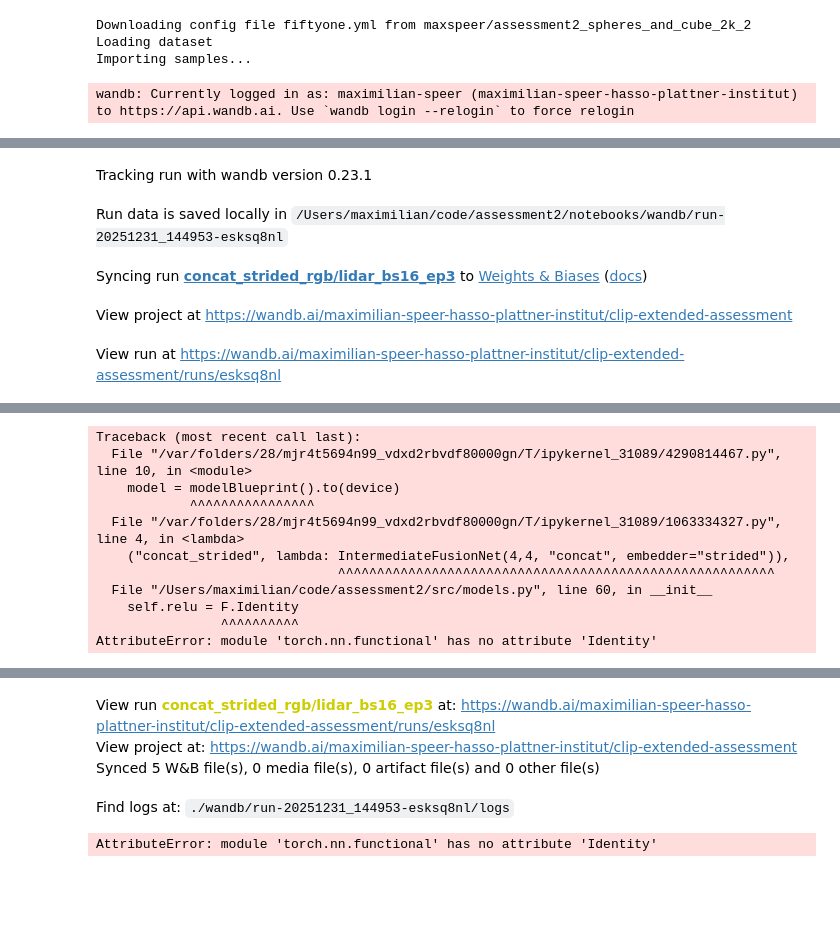
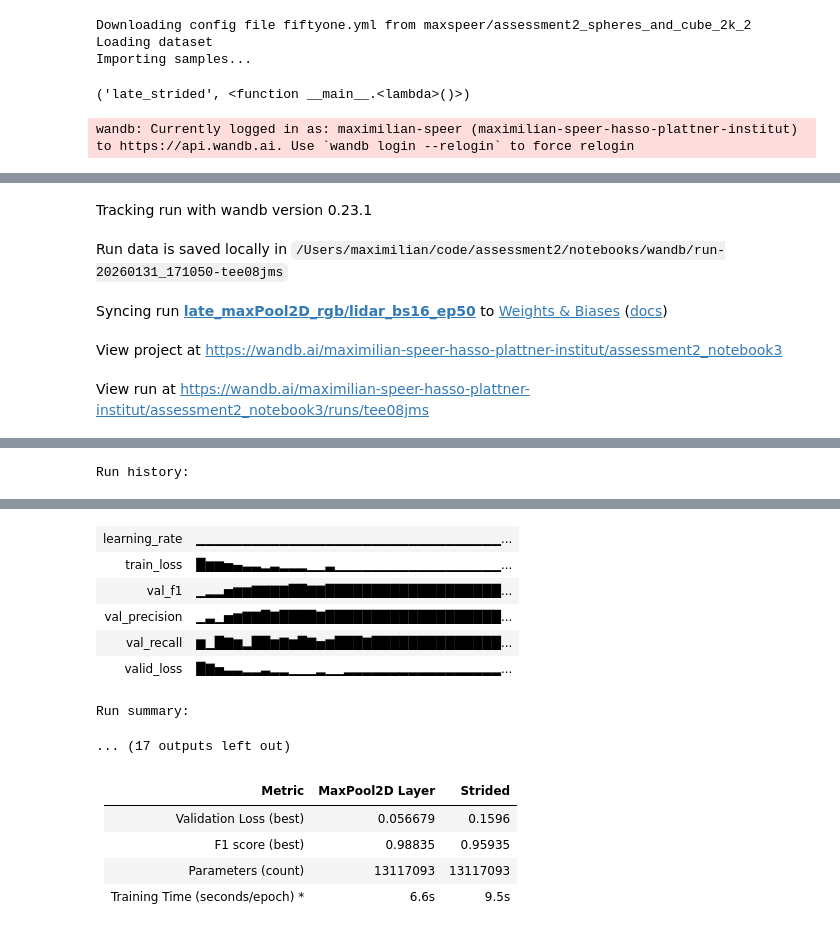
Before and after one commit to MaxSpeer/applied-computer-vision-assignment2, a Jupyter notebook: notebooks/03_strided_conv_ablation.ipynb, the cells around one changed output, grey strips where cells are left out. Saved outputs shown, nothing was run; the diff lists cells and outputs as text; code cells hidden in the pictures; blank space fills up the shorter version.

Commit message:
implementations, model checkpoints

```diff
--- a/notebooks/03_strided_conv_ablation.ipynb
+++ b/notebooks/03_strided_conv_ablation.ipynb
@@ -53,24 +69,24 @@ train_dataloader = DataLoader(train_dataset, batch_size=BATCH_SIZE, shuffle=True
 val_dataset = MultimodalDataset(dataset,"val",img_transforms)
 valid_dataloader = DataLoader(val_dataset, batch_size=BATCH_SIZE, shuffle=True, drop_last=True)
 # %%
-from src.models import IntermediateFusionNet, LateFusionModel
+from src.models import LateFusionModel
 # Fusion models to compare
 fusionModels = [
-    ("concat_strided", lambda: IntermediateFusionNet(4,4, "concat", embedder="strided")),
-    ("add_strided", lambda: IntermediateFusionNet(4,4, "add", embedder="strided")),
-    ("hadamard_strided", lambda: IntermediateFusionNet(4,4, "hadamard", embedder="strided")),
+    ("late_maxPool2D", lambda: LateFusionModel(embedder="maxPool2D")),
     ("late_strided", lambda: LateFusionModel(embedder="strided")),
 ]
+# %% [output]
+('late_strided', <function __main__.<lambda>()>)
 # %%
 from src.training import getWandbRun, train_model, get_outputs_fusion
 
-epochs = 3
+epochs = 50
 
 batch_size = 16
 lr = 0.001
 
 for mode, modelBlueprint in fusionModels:
-    with getWandbRun(mode, "rgb/lidar", batch_size=batch_size, epochs=epochs) as run:
+    with getWandbRun(mode, "rgb/lidar", batch_size=batch_size, epochs=epochs, project_name="assessment2_notebook3") as run:
         model = modelBlueprint().to(device)
 
         print(f"Training fusion mode: {mode}")
@@ -98,8 +114,8 @@ for mode, modelBlueprint in fusionModels:
 wandb: Currently logged in as: maximilian-speer (maximilian-speer-hasso-plattner-institut) to https://api.wandb.ai. Use `wandb login --relogin` to force relogin
 [interactive output not drawn]
 Tracking run with wandb version 0.23.1
-Run data is saved locally in /Users/maximilian/code/assessment2/notebooks/wandb/run-20251231_144953-esksq8nl
+Run data is saved locally in /Users/maximilian/code/assessment2/notebooks/wandb/run-20260131_171050-tee08jms
-Syncing run concat_strided_rgb/lidar_bs16_ep3 to Weights & Biases (docs)
+Syncing run late_maxPool2D_rgb/lidar_bs16_ep50 to Weights & Biases (docs)
-View project at https://wandb.ai/maximilian-speer-hasso-plattner-institut/clip-extended-assessment
+View project at https://wandb.ai/maximilian-speer-hasso-plattner-institut/assessment2_notebook3
-View run at https://wandb.ai/maximilian-speer-hasso-plattner-institut/clip-extended-assessment/runs/esksq8nl
+View run at https://wandb.ai/maximilian-speer-hasso-plattner-institut/assessment2_notebook3/runs/tee08jms
 wandb.init fertig
@@ -106,11 +139 @@ wandb.init fertig
-Traceback (most recent call last):
-  File "/var/folders/28/mjr4t5694n99_vdxd2rbvdf80000gn/T/ipykernel_31089/4290814467.py", line 10, in <module>
-    model = modelBlueprint().to(device)
-            ^^^^^^^^^^^^^^^^
-  File "/var/folders/28/mjr4t5694n99_vdxd2rbvdf80000gn/T/ipykernel_31089/1063334327.py", line 4, in <lambda>
-    ("concat_strided", lambda: IntermediateFusionNet(4,4, "concat", embedder="strided")),
-                               ^^^^^^^^^^^^^^^^^^^^^^^^^^^^^^^^^^^^^^^^^^^^^^^^^^^^^^^^
-  File "/Users/maximilian/code/assessment2/src/models.py", line 60, in __init__
-    self.relu = F.Identity
-                ^^^^^^^^^^
-AttributeError: module 'torch.nn.functional' has no attribute 'Identity'
+Run history:
@@ -118,5 +140,15 @@ AttributeError: module 'torch.nn.functional' has no attribute 'Identity'
-View run concat_strided_rgb/lidar_bs16_ep3 at: https://wandb.ai/maximilian-speer-hasso-plattner-institut/clip-extended-assessment/runs/esksq8nl
-View project at: https://wandb.ai/maximilian-speer-hasso-plattner-institut/clip-extended-assessment
-Synced 5 W&B file(s), 0 media file(s), 0 artifact file(s) and 0 other file(s)
-Find logs at: ./wandb/run-20251231_144953-esksq8nl/logs
+| learning_rate | ▁▁▁▁▁▁▁▁▁▁▁▁▁▁▁▁▁▁▁▁▁▁▁▁▁▁▁▁▁▁▁▁▁... |
+| train_loss | █▆▆▅▄▃▃▂▃▂▂▂▁▁▃▁▁▁▁▁▁▁▁▁▁▁▁▁▁▁▁▁▁... |
+| val_f1 | ▁▂▂▅▆▆▇▇▇▇██▇▇███████████████████... |
+| val_precision | ▁▃▁▅▆▇▇█▇████▇███████████████████... |
+| val_recall | ▆▁█▇▆▂██▆▇▆█▇▅▆███▇██████████████... |
+| valid_loss | █▇▅▃▃▂▂▃▂▂▁▁▁▂▁▁▂▂▂▂▂▂▂▂▂▂▂▂▂▂▂▂▂... |
-AttributeError: module 'torch.nn.functional' has no attribute 'Identity'
+Run summary:
+... (17 outputs left out)
+# %% [markdown]
+| Metric | MaxPool2D Layer | Strided |
+|---|---|---|
+| Validation Loss (best) | 0.056679 | 0.1596 |
+| F1 score  (best)| 0.98835 | 0.95935 |
+| Parameters (count) | 13117093 | 13117093 |
+| Training Time (seconds/epoch) * | 6.6s | 9.5s |
```
Also changed, not shown: parts of 6 cells of this notebook, 11 other files.
